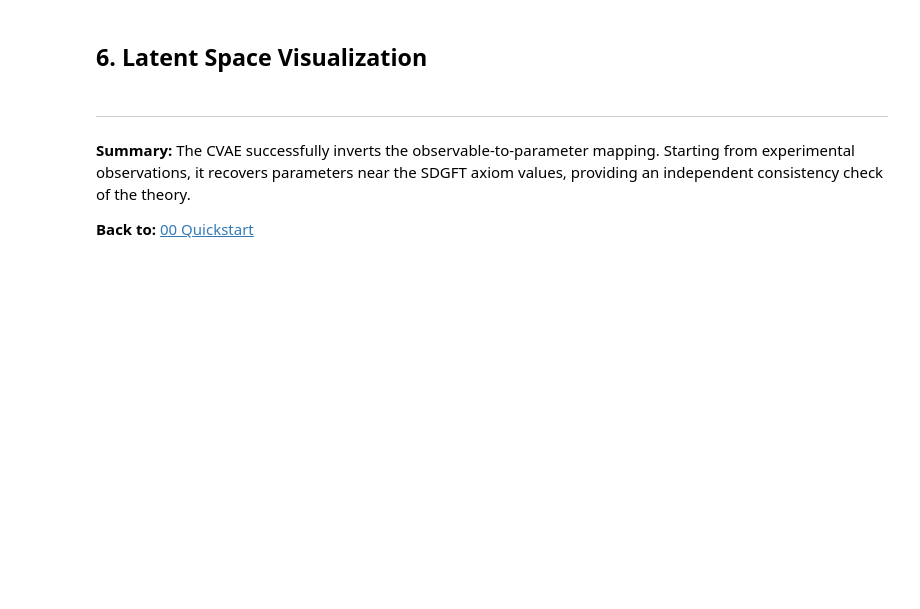
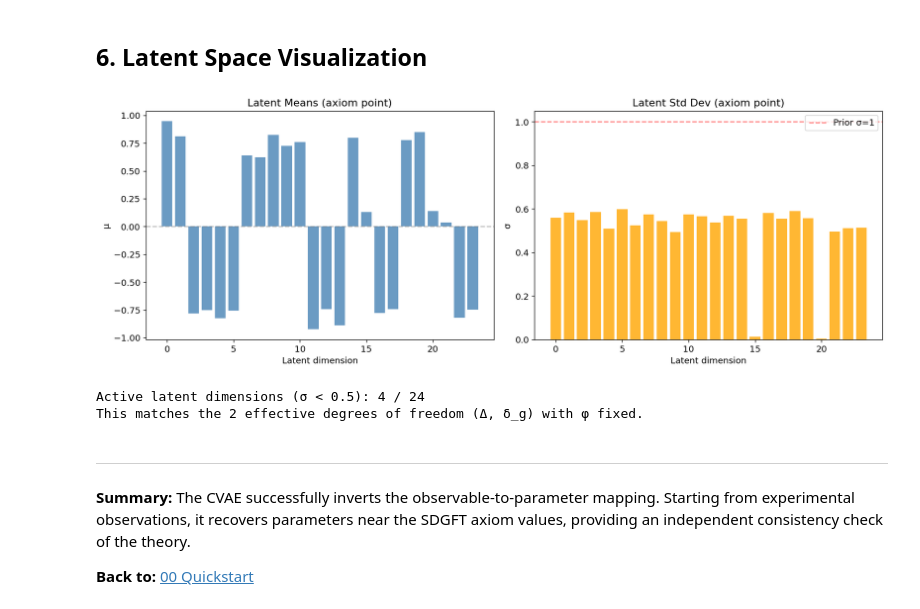
Before and after one commit to cosmologicmind/sdgft-ml-toolkit, a Jupyter notebook: notebooks/05_inverse_problem.ipynb, the cells around one changed output. Saved outputs shown, nothing was run; the diff lists cells and outputs as text; code cells hidden in the pictures; blank space fills up the shorter version.

```diff
--- a/notebooks/05_inverse_problem.ipynb
+++ b/notebooks/05_inverse_problem.ipynb
@@ -362,35 +424,41 @@ plt.show()
 # %% [markdown]
 ## 6. Latent Space Visualization
 # %%
+
 # Visualize the latent encoding at the axiom point
-mu_ax, logvar_ax = inverter.encode(obs_tensor.unsqueeze(0))
+with torch.no_grad():
+    mu_ax, logvar_ax = inverter.encode(obs_normalized.unsqueeze(0))
 mu_np = mu_ax.cpu().numpy().flatten()
 std_np = torch.exp(0.5 * logvar_ax).cpu().numpy().flatten()
 
 fig, (ax1, ax2) = plt.subplots(1, 2, figsize=(14, 5))
 
 # Latent means
 ax1.bar(range(len(mu_np)), mu_np, color='steelblue', alpha=0.8)
 ax1.set_xlabel('Latent dimension')
 ax1.set_ylabel('μ')
 ax1.set_title('Latent Means (axiom point)')
 ax1.axhline(0, color='gray', ls='--', alpha=0.5)
 
 # Latent standard deviations
 ax2.bar(range(len(std_np)), std_np, color='orange', alpha=0.8)
 ax2.set_xlabel('Latent dimension')
 ax2.set_ylabel('σ')
 ax2.set_title('Latent Std Dev (axiom point)')
 ax2.axhline(1, color='red', ls='--', alpha=0.5, label='Prior σ=1')
 ax2.legend()
 
 plt.tight_layout()
 plt.show()
 
 # Active dimensions (σ << 1)
 active = np.sum(std_np < 0.5)
 print(f"\nActive latent dimensions (σ < 0.5): {active} / {len(std_np)}")
 print(f"This matches the 2 effective degrees of freedom (Δ, δ_g) with φ fixed.")
+# %% [output]
+[figure, added]
+Active latent dimensions (σ < 0.5): 4 / 24
+This matches the 2 effective degrees of freedom (Δ, δ_g) with φ fixed.
 # %% [markdown]
 ---
 
```
Also changed, not shown: parts of 8 cells of this notebook, 11 other files.
